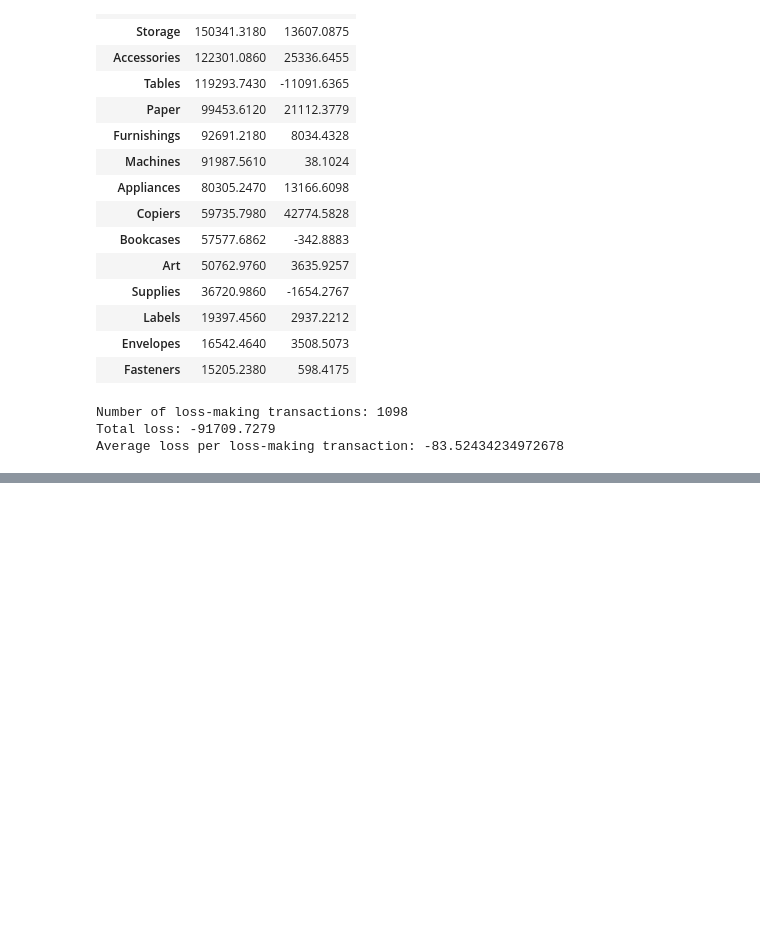
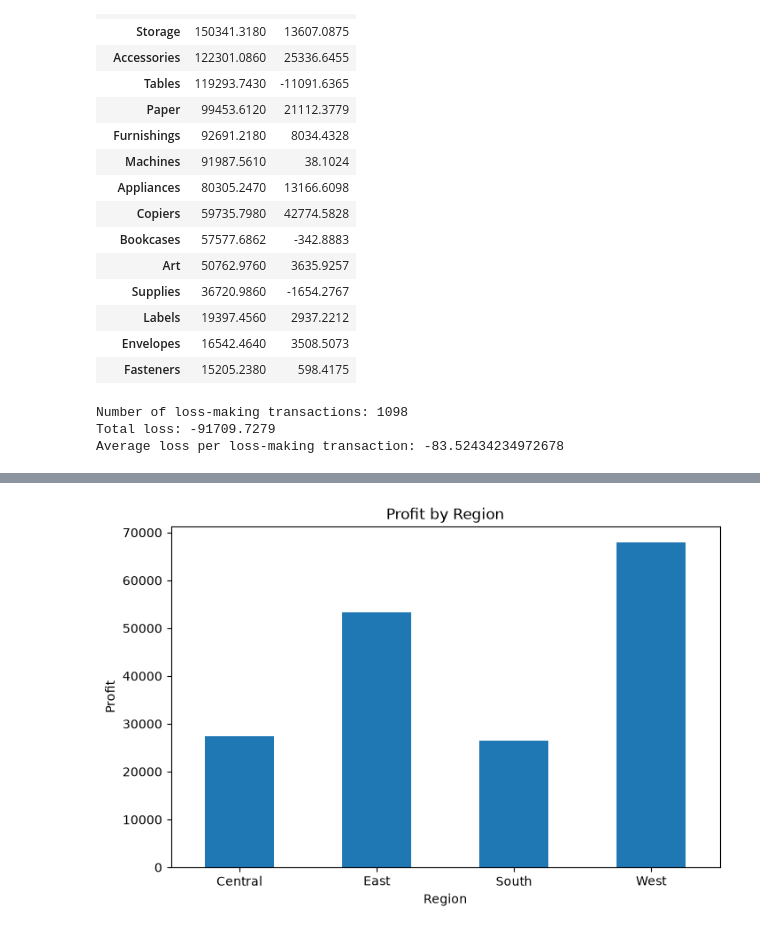
Before and after one commit to CodeByOmi/DataScienceRoadmap, a Jupyter notebook: PROJECTS/01_RETAIL_SALES_ANALYSIS/NOTEBOOKS/retail_sales_analysis.ipynb, the cells around one changed output, grey strips where cells are left out. Drawn from its saved outputs; the diff is of its cells as text; code cells hidden in the pictures; blank space fills up the shorter version.

```diff
--- a/PROJECTS/01_RETAIL_SALES_ANALYSIS/NOTEBOOKS/retail_sales_analysis.ipynb
+++ b/PROJECTS/01_RETAIL_SALES_ANALYSIS/NOTEBOOKS/retail_sales_analysis.ipynb
@@ -583,0 +733,15 @@ Average loss per loss-making transaction: -83.52434234972678
+# %%
+region_profit = df.groupby("Region")["Profit"].sum()
+
+region_profit.plot(
+    kind="bar",
+    figsize=(8, 5)
+)
+
+plt.title("Profit by Region")
+plt.xlabel("Region")
+plt.ylabel("Profit")
+plt.xticks(rotation=0)
+plt.show()
+# %% [output]
+[figure, added]
```
Also changed, not shown: parts of 35 cells of this notebook.
